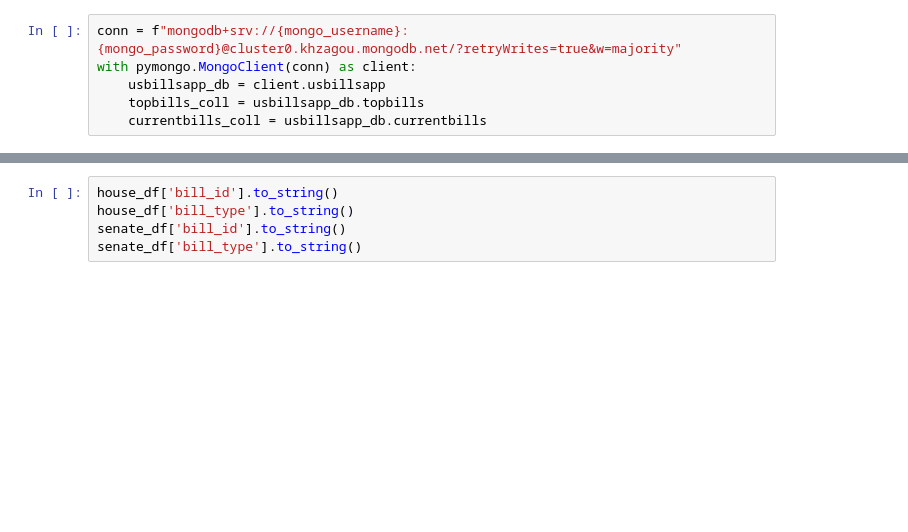
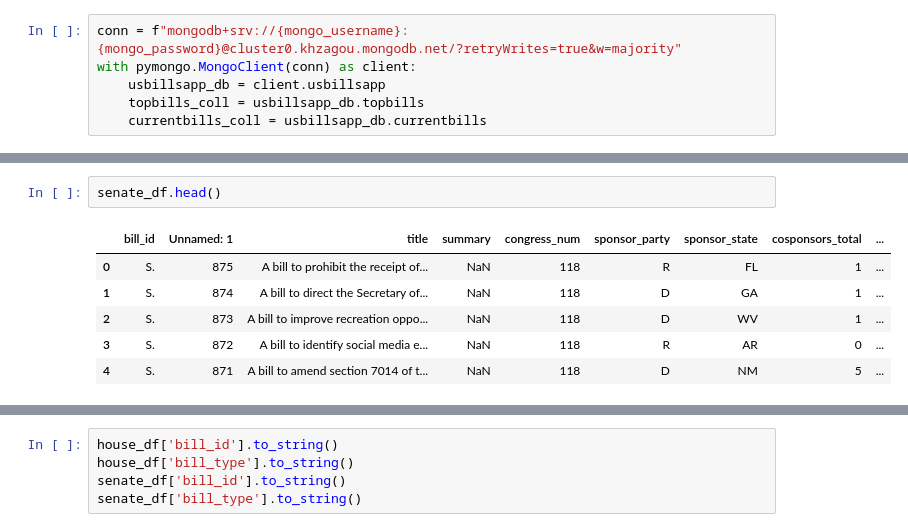
Before and after one commit to JJERANEK/Project-4, a Jupyter notebook: model_data/update_coll.ipynb, the cells around one changed output, grey strips where cells are left out. Drawn from its saved outputs; the diff is of its cells as text; blank space fills up the shorter version.

```diff
--- a/model_data/update_coll.ipynb
+++ b/model_data/update_coll.ipynb
@@ -22,0 +36,9 @@ house_df.head()
+# %%
+senate_df.head()
+# %% [output]
+|  | bill_id | Unnamed: 1 | title | summary | congress_num | sponsor_party | sponsor_state | cosponsors_total | ... |
+| 0 | S. | 875 | A bill to prohibit the receipt of... | NaN | 118 | R | FL | 1 | ... |
+| 1 | S. | 874 | A bill to direct the Secretary of... | NaN | 118 | D | GA | 1 | ... |
+| 2 | S. | 873 | A bill to improve recreation oppo... | NaN | 118 | D | WV | 1 | ... |
+| 3 | S. | 872 | A bill to identify social media e... | NaN | 118 | R | AR | 0 | ... |
+| 4 | S. | 871 | A bill to amend section 7014 of t... | NaN | 118 | D | NM | 5 | ... |
```
Also changed, not shown: parts of 4 cells of this notebook.
